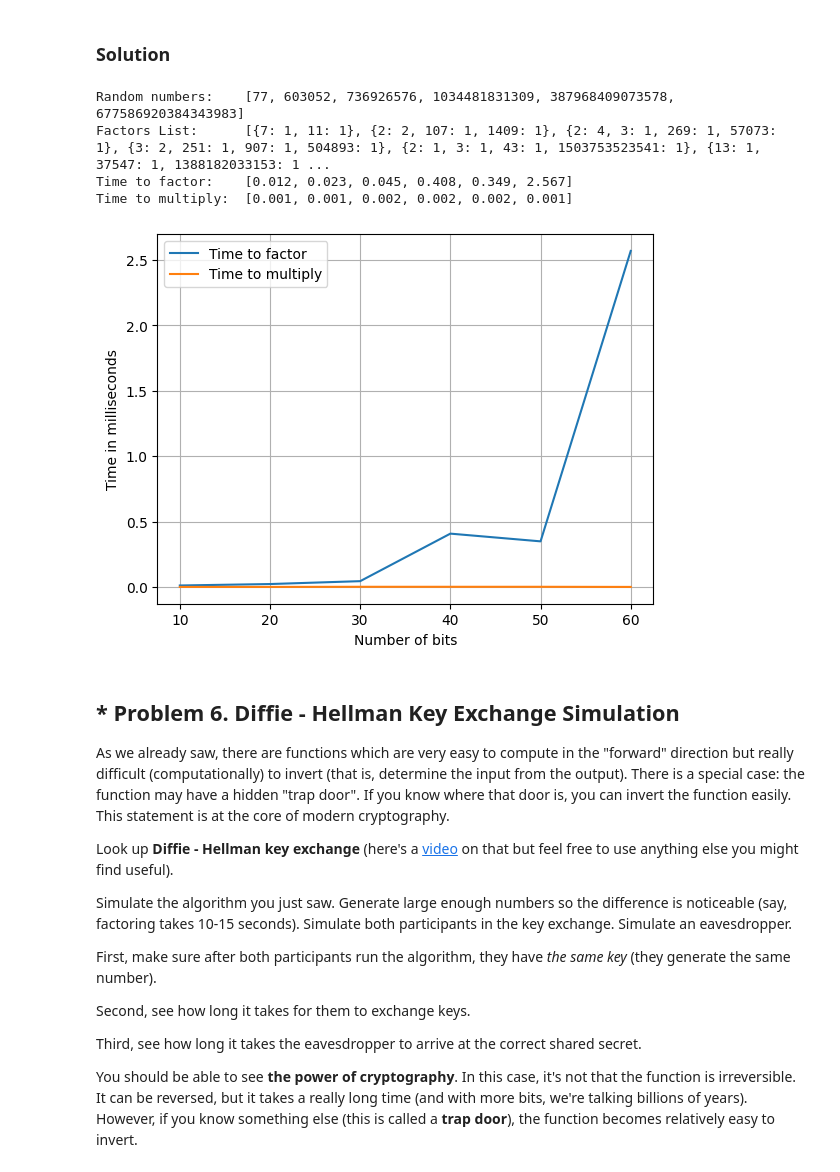
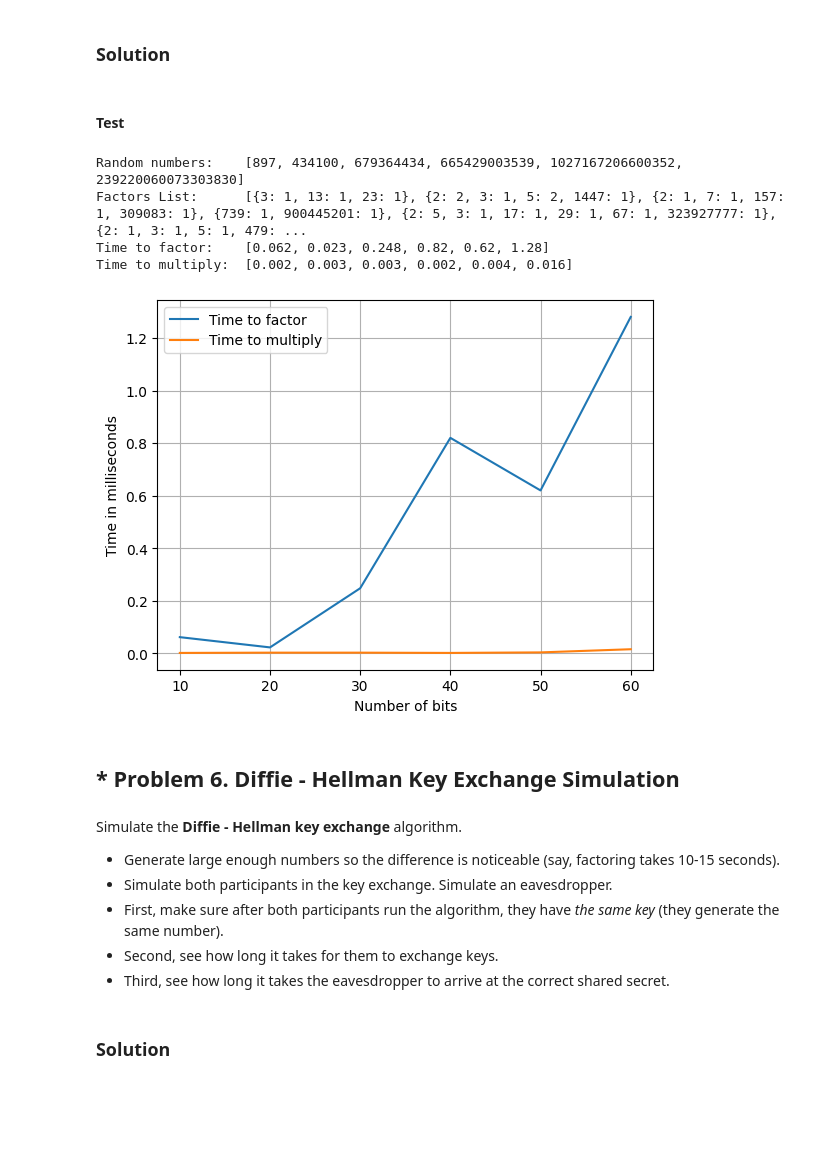
Before and after one commit to MirkaIvanova/softuni, a Jupyter notebook: 01.math/Homeworks/06.Basic-Algebra-Exercise/06.Exercise Basic Algebra.ipynb, the cells around one changed output. Saved outputs shown, nothing was run; the diff lists cells and outputs as text; code cells hidden in the pictures; blank space fills up the shorter version.

```diff
--- a/01.math/Homeworks/06.Basic-Algebra-Exercise/06.Exercise Basic Algebra.ipynb
+++ b/01.math/Homeworks/06.Basic-Algebra-Exercise/06.Exercise Basic Algebra.ipynb
@@ -550,53 +564,53 @@ In order to have better accuracy, do it multiple times, and average the results.
 5: Plot all multiplication and factorization times as a function of the number of bits.
 # %% [markdown]
 ### Solution
+# %%
+def measure_mean_execution_time(function_to_measure, arg, iterations):
+    """Decorator to measure the mean execution time of a function."""
+
+    start_time = time.time()
+    [ function_to_measure(arg) for _ in range(iterations)]
+    end_time = time.time()
+    average_time = ((end_time - start_time) / iterations) * 1000
+
+    return (round(average_time, 3))
+
+
+def get_multiplied_factors(factors):
+    return math.prod(base ** exponent for base, exponent in factors.items())
+# %% [markdown]
+#### Test
 # %%
-def measure_execution_time(function_to_measure, arg, iterations):
-    start_time = time.time()
-    [ function_to_measure(arg) for _ in range(iterations)]
-    end_time = time.time()
-    average_time = ((end_time - start_time) / iterations) * 1000
-    return (round(average_time, 3))
-
-def get_multiplied_factors(factors):
-    return prod(base ** exponent for base, exponent in factors.items())
-
 bit_lengths = [10, 20, 30, 40, 50, 60]
 random_numbers = [ secrets.randbits(n) for n in bit_lengths ]
 factors_list = [ factorint(n) for n in random_numbers ]
-time_to_factor = [ measure_execution_time(factorint, arg, 1000) for arg in random_numbers ]
-time_to_multiply = [ measure_execution_time(get_multiplied_factors, arg, 1000) for arg in factors_list ]
+time_to_factor = [ measure_mean_execution_time(factorint, arg, 1000) for arg in random_numbers ]
+time_to_multiply = [ measure_mean_execution_time(get_multiplied_factors, arg, 1000) for arg in factors_list ]
 
 print("Random numbers:   ", random_numbers)
 print("Factors List:     ", factors_list)
 print("Time to factor:   ", time_to_factor)
 print("Time to multiply: ", time_to_multiply)
 
 plt.plot(bit_lengths, time_to_factor)
 plt.plot(bit_lengths, time_to_multiply)
 plt.legend(["Time to factor", "Time to multiply"])
 plt.xlabel("Number of bits")
 plt.ylabel("Time in milliseconds")
 plt.grid()
 plt.show()
 # %% [output]
-Random numbers:    [77, 603052, 736926576, 1034481831309, 387968409073578, 677586920384343983]
-Factors List:      [{7: 1, 11: 1}, {2: 2, 107: 1, 1409: 1}, {2: 4, 3: 1, 269: 1, 57073: 1}, {3: 2, 251: 1, 907: 1, 504893: 1}, {2: 1, 3: 1, 43: 1, 1503753523541: 1}, {13: 1, 37547: 1, 1388182033153: 1 ...
-Time to factor:    [0.012, 0.023, 0.045, 0.408, 0.349, 2.567]
-Time to multiply:  [0.001, 0.001, 0.002, 0.002, 0.002, 0.001]
+Random numbers:    [897, 434100, 679364434, 665429003539, 1027167206600352, 239220060073303830]
+Factors List:      [{3: 1, 13: 1, 23: 1}, {2: 2, 3: 1, 5: 2, 1447: 1}, {2: 1, 7: 1, 157: 1, 309083: 1}, {739: 1, 900445201: 1}, {2: 5, 3: 1, 17: 1, 29: 1, 67: 1, 323927777: 1}, {2: 1, 3: 1, 5: 1, 479: ...
+Time to factor:    [0.062, 0.023, 0.248, 0.82, 0.62, 1.28]
+Time to multiply:  [0.002, 0.003, 0.003, 0.002, 0.004, 0.016]
-[figure, old version]
+[figure, new version]
+# %% [markdown]
+## * Problem 6. Diffie - Hellman Key Exchange Simulation
 # %% [markdown]
-## * Problem 6. Diffie - Hellman Key Exchange Simulation
-As we already saw, there are functions which are very easy to compute in the "forward" direction but really difficult (computationally) to invert (that is, determine the input from the output). There is a special case: the function may have a hidden "trap door". If you know where that door is, you can invert the function easily. This statement is at the core of modern cryptography.
-
-Look up **Diffie - Hellman key exchange** (here's a [video](https://www.youtube.com/watch?v=cM4mNVUBtHk) on that but feel free to use anything else you might find useful).
-
-Simulate the algorithm you just saw. Generate large enough numbers so the difference is noticeable (say, factoring takes 10-15 seconds). Simulate both participants in the key exchange. Simulate an eavesdropper.
-
-First, make sure after both participants run the algorithm, they have *the same key* (they generate the same number).
-
-Second, see how long it takes for them to exchange keys.
-
-Third, see how long it takes the eavesdropper to arrive at the correct shared secret.
-
-You should be able to see **the power of cryptography**. In this case, it's not that the function is irreversible. It can be reversed, but it takes a really long time (and with more bits, we're talking billions of years). However, if you know something else (this is called a **trap door**), the function becomes relatively easy to invert.
+Simulate the **Diffie - Hellman key exchange** algorithm.
+- Generate large enough numbers so the difference is noticeable (say, factoring takes 10-15 seconds).
+- Simulate both participants in the key exchange. Simulate an eavesdropper.
+- First, make sure after both participants run the algorithm, they have *the same key* (they generate the same number).
+- Second, see how long it takes for them to exchange keys.
+- Third, see how long it takes the eavesdropper to arrive at the correct shared secret.
@@ -604,0 +617,2 @@ You should be able to see **the power of cryptography**. In this case, it's not
+# %% [markdown]
+### Solution
```
Also changed, not shown: parts of 31 cells of this notebook, 1 other file.
